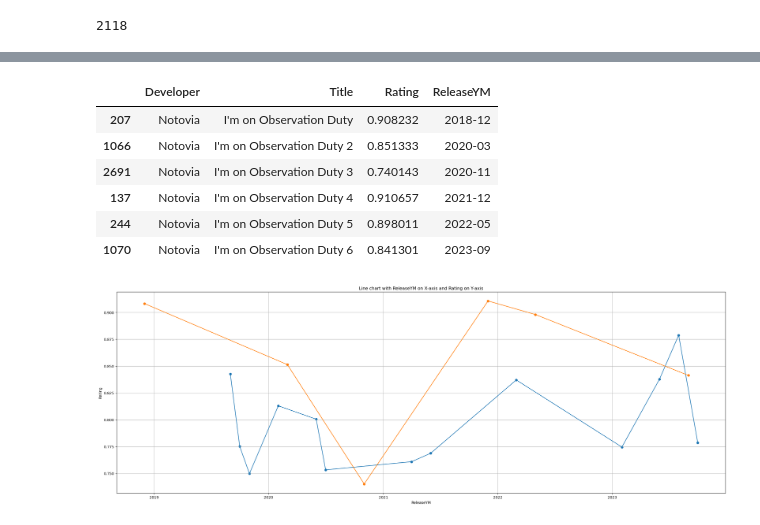
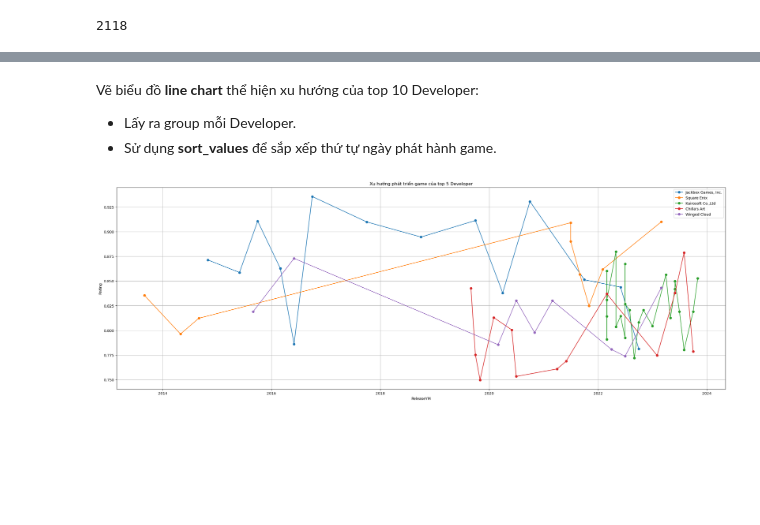
Before and after one commit to cheesepp/steam_game_ratings, a Jupyter notebook: EDA.ipynb, the cells around one changed output, grey strips where cells are left out. Saved outputs shown, nothing was run; the diff lists cells and outputs as text; code cells hidden in the pictures; blank space fills up the shorter version.

```diff
--- a/EDA.ipynb
+++ b/EDA.ipynb
@@ -84,12 +77,0 @@ noto_df = tmp.get_group('Notovia').sort_values(by=['ReleaseYM'])
-# %%
-chillas_art_df['ReleaseYM'] = chillas_art_df['ReleaseYM'].dt.strftime('%Y-%m').values
-noto_df['ReleaseYM'] = noto_df['ReleaseYM'].dt.strftime('%Y-%m').values
-noto_df
-# %% [output]
-|  | Developer | Title | Rating | ReleaseYM |
-| 207 | Notovia | I'm on Observation Duty | 0.908232 | 2018-12 |
-| 1066 | Notovia | I'm on Observation Duty 2 | 0.851333 | 2020-03 |
-| 2691 | Notovia | I'm on Observation Duty 3 | 0.740143 | 2020-11 |
-| 137 | Notovia | I'm on Observation Duty 4 | 0.910657 | 2021-12 |
-| 244 | Notovia | I'm on Observation Duty 5 | 0.898011 | 2022-05 |
-| 1070 | Notovia | I'm on Observation Duty 6 | 0.841301 | 2023-09 |
@@ -99,17 +78,40 @@ list_date = pd.date_range(start='2017-01', end='2023-12', freq='MS').tolist()
-# %%
-plt.figure(figsize=(30,10))
-
-plt.scatter(chillas_art_df['ReleaseYM'], chillas_art_df['Rating'])
-plt.scatter(noto_df['ReleaseYM'], noto_df['Rating'], marker='o', label='Notovia')
-
-plt.plot(chillas_art_df['ReleaseYM'], chillas_art_df['Rating'])
-plt.plot(noto_df['ReleaseYM'], noto_df['Rating'])
-
-plt.title("Line chart with ReleaseYM on X-axis and Rating on Y-axis")
-plt.xlabel("ReleaseYM")
-plt.ylabel("Rating")
-
-plt.grid(True)
-plt.show()
-# %% [output]
-[figure, removed]
+# %% [markdown]
+Vẽ biểu đồ **line chart** thể hiện xu hướng của top 10 Developer:
+- Lấy ra group mỗi Developer.
+- Sử dụng **sort_values** để sắp xếp thứ tự ngày phát hành game.
+# %%
+# List 10 developer's names
+developer_names = list(top5_dev_df['Developer'].unique())
+developer_names
+
+list_date = top5_dev_df['ReleaseYM'].sort_values().unique()
+list_date
+# Convert list_date to DataFrame
+list_date_df = pd.DataFrame(list_date, columns=['ReleaseYM'])
+
+# Plot chart
+plt.figure(figsize=(30,10))
+
+for i in range(5):
+    dev_df = grouped_df.get_group(developer_names[i]).sort_values(by=['ReleaseYM'])
+
+    # Merge list_date_df and dev_df
+    merged_df = pd.merge(list_date_df, dev_df, on='ReleaseYM', how='left')
+
+    # Fill missing values with None
+    merged_df['Rating'].fillna(value=np.nan, inplace=True)
+
+    # Ensure 'ReleaseYM' is in datetime format
+    merged_df['ReleaseYM'] = pd.to_datetime(merged_df['ReleaseYM'])
+
+    mask = np.isfinite(merged_df['Rating'])
+    plt.plot(merged_df['ReleaseYM'][mask], merged_df['Rating'][mask], linestyle='-', marker='o', label=developer_names[i])
+
+plt.title("Xu hướng phát triển game của top 5 Developer")
+plt.xlabel("ReleaseYM")
+plt.ylabel("Rating")
+plt.legend()
+plt.grid()
+plt.show()
+# %% [output]
+[figure, added]
```
Also changed, not shown: parts of 5 cells of this notebook.
